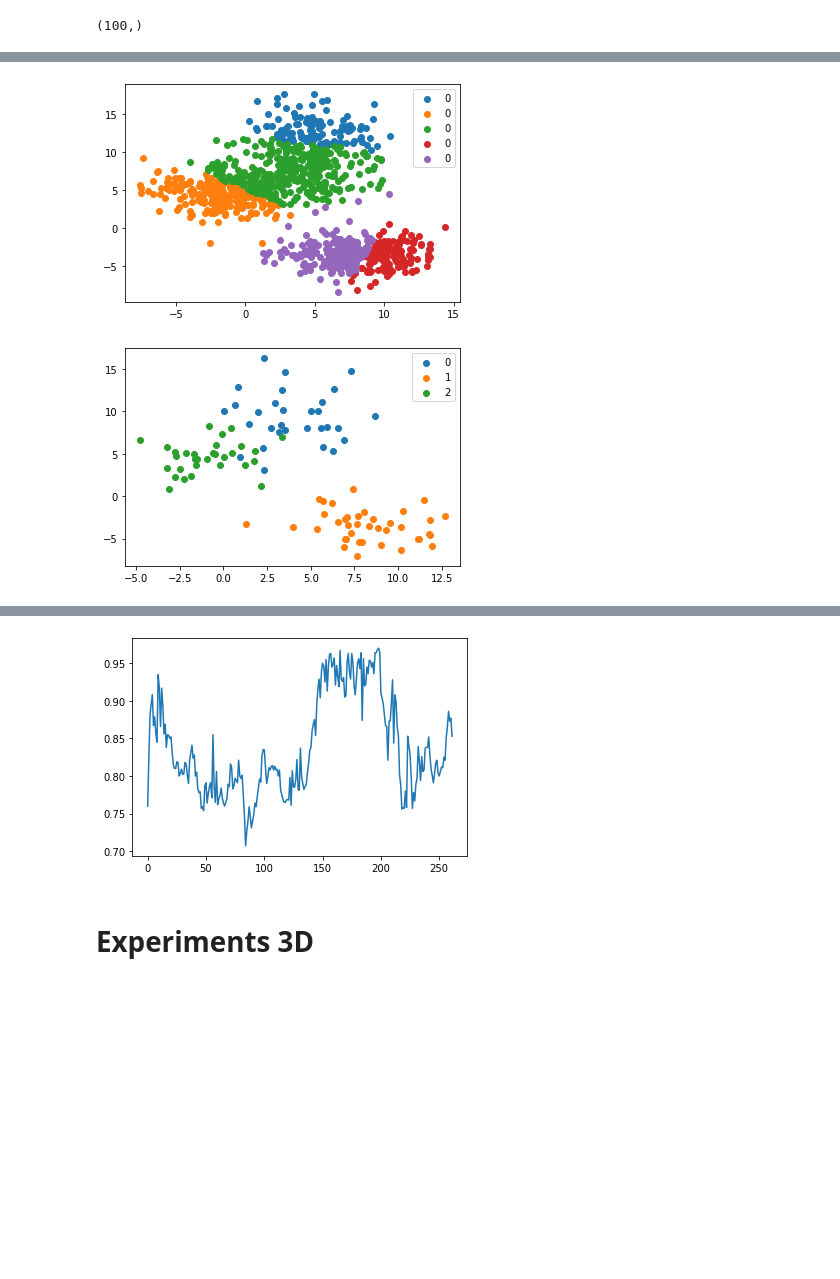
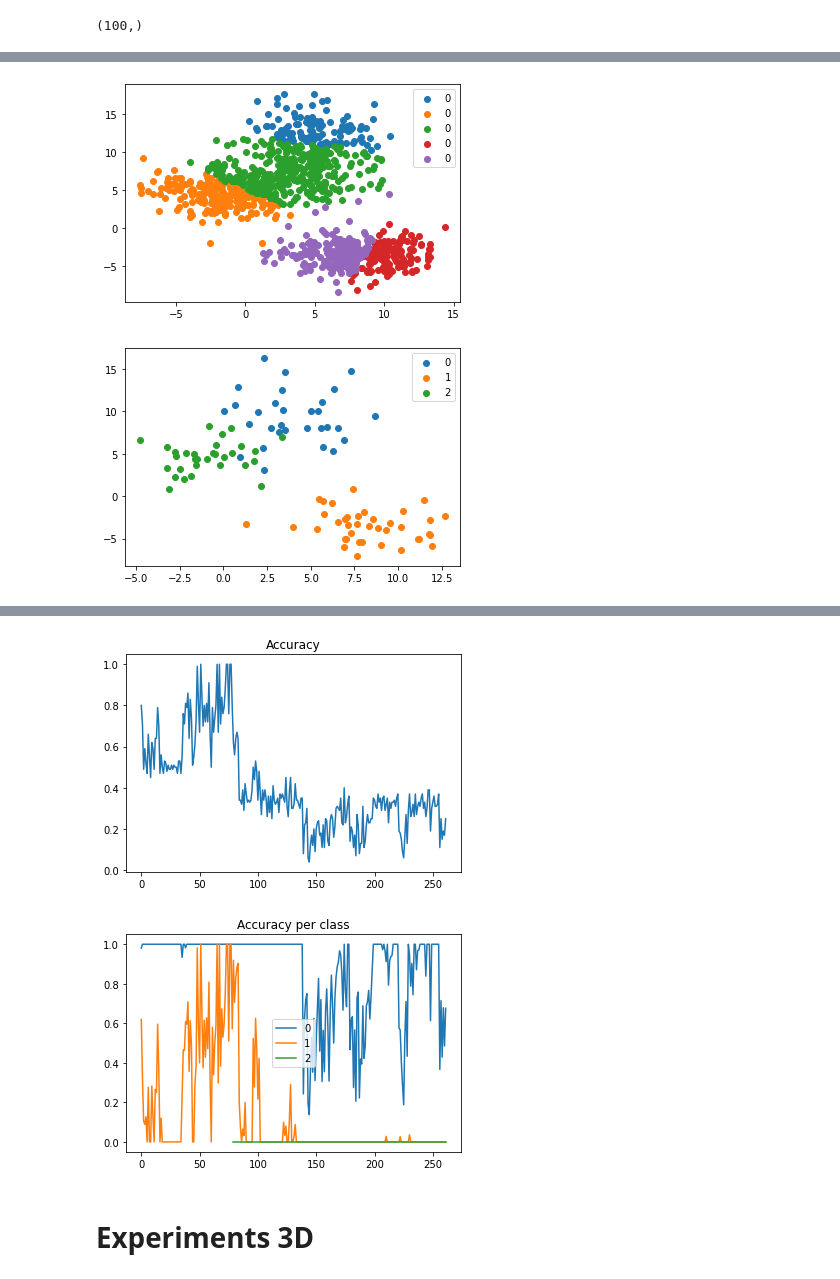
Before and after one commit to JuliaMaria/AIMasterThesis, a Jupyter notebook: Baseline.ipynb, the cells around one changed output, grey strips where cells are left out. Cells and saved outputs as stored; diff of their text form; code cells hidden in the pictures; blank space fills up the shorter version.

Commit message:
add performance visualization to model

```diff
--- a/Baseline.ipynb
+++ b/Baseline.ipynb
@@ -37,7 +48,7 @@ from tqdm import tqdm
 # TODO Add budget parameter to denote how many examples are actually labelled
 
 class FastCOMPOSE:
-    def __init__(self, data, labels, training_set_size=1000):
+    def __init__(self, data, labels, training_set_size):
         self.training_set_size = training_set_size
         self.training_set_data = deque()
         self.training_set_labels = deque()
@@ -50,8 +61,11 @@ class FastCOMPOSE:
             # Add labeled data to the training set
             self._add_data_to_training_set([(x, y)])
 
-    def _calculate_accuracy(self):
+    def _calculate_accuracy(self, data, labels):
+        # Calculate accuracy on current batch
         accuracy = 0
+        accuracy_per_class = {label: [] for label in np.unique(labels)}
+
         num_clusters = len(self.clustering_algorithm.centers)
         clusters = {idx: {"data": [], "labels": []} for idx in range(num_clusters)}
 
@@ -60,19 +74,21 @@ class FastCOMPOSE:
             clusters[cluster]["data"].append(x)
             clusters[cluster]["labels"].append(y)
 
-        for i, (x, y) in enumerate(stream.iter_array(self.training_set_data, self.training_set_labels)):
+        for i, (x, y) in enumerate(stream.iter_array(data, labels)):
             cluster = self._predict_clustering(x)
             # Predict label using majority voting for the assigned cluster
             y_pred = max(set(clusters[cluster]["labels"]), key=clusters[cluster]["labels"].count)
             accuracy += (y == y_pred)
+            accuracy_per_class[y].append(y == y_pred)
 
-        accuracy /= len(self.training_set_data)
+        accuracy /= len(data)
+        accuracy_per_class = {label: np.mean(scores) for label, scores in accuracy_per_class.items()}
 
-        return accuracy
+        return accuracy, accuracy_per_class
 
     def _add_data_to_training_set(self, labeled_data):
         for x, y in labeled_data:
-            if len(self.training_set_data) == self.training_set_size:
+            if self.training_set_size and len(self.training_set_data) == self.training_set_size:
                 self.training_set_data.popleft()
                 self.training_set_labels.popleft()
             self.training_set_data.append(dict2numpy(x))
@@ -157,13 +173,14 @@ class FastCOMPOSE:
             else:
                 plt.scatter(cluster[:, 0], cluster[:, 1], label=label)
 
+        plt.title("Clusters from training set with labels")
         plt.legend()
         plt.show()
 
     def __call__(self, data, labels):
         self._cluster_and_label_step(data, labels)
-        accuracy = self._calculate_accuracy()
-        return accuracy
+        accuracy, accuracy_per_class = self._calculate_accuracy(data, labels)
+        return accuracy, accuracy_per_class
 # %%
 def plot_incoming_data(data, labels):
     unique_labels = np.unique(labels)
@@ -182,5 +199,6 @@ def plot_incoming_data(data, labels):
         else:
             plt.scatter(data[labels == label][:, 0], data[labels == label][:, 1], label=label)
 
+    plt.title("Data from current batch with labels")
     plt.legend()
     plt.show()
@@ -222,17 +277,5 @@ fc = FastCOMPOSE(streaming_data_2d[0], streaming_labels_2d[0])
 # %%
-accuracies = []
-
-for batch_idx, (data, labels) in tqdm(enumerate(zip(streaming_data_2d[1:], streaming_labels_2d[1:]), 1)):
-    accuracy = fc(data, labels)
-    accuracies.append(accuracy)
-
-#     print(batch_idx, accuracy)
-
-    if batch_idx % 50 == 0:
-        fc.plot_clusters()
-        plot_incoming_data(data, labels)
-
-plt.plot(accuracies)
+fc = train_fast_compose(streaming_data_2d, streaming_labels_2d, training_set_size=1000)
 # %% [output]
 [figure]
 [figure]
@@ -248 +291,2 @@ plt.plot(accuracies)
-[figure, old version]
+[figure, new version]
+[figure, added]
```
Also changed, not shown: parts of 12 cells of this notebook.
